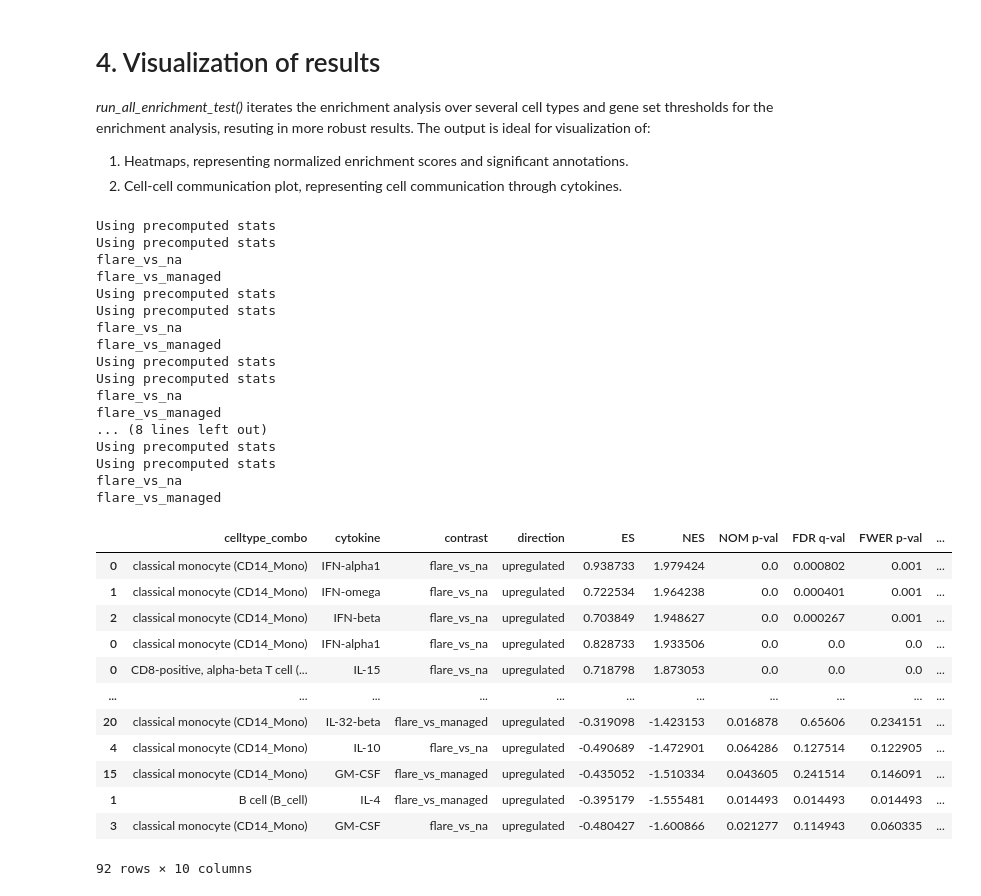
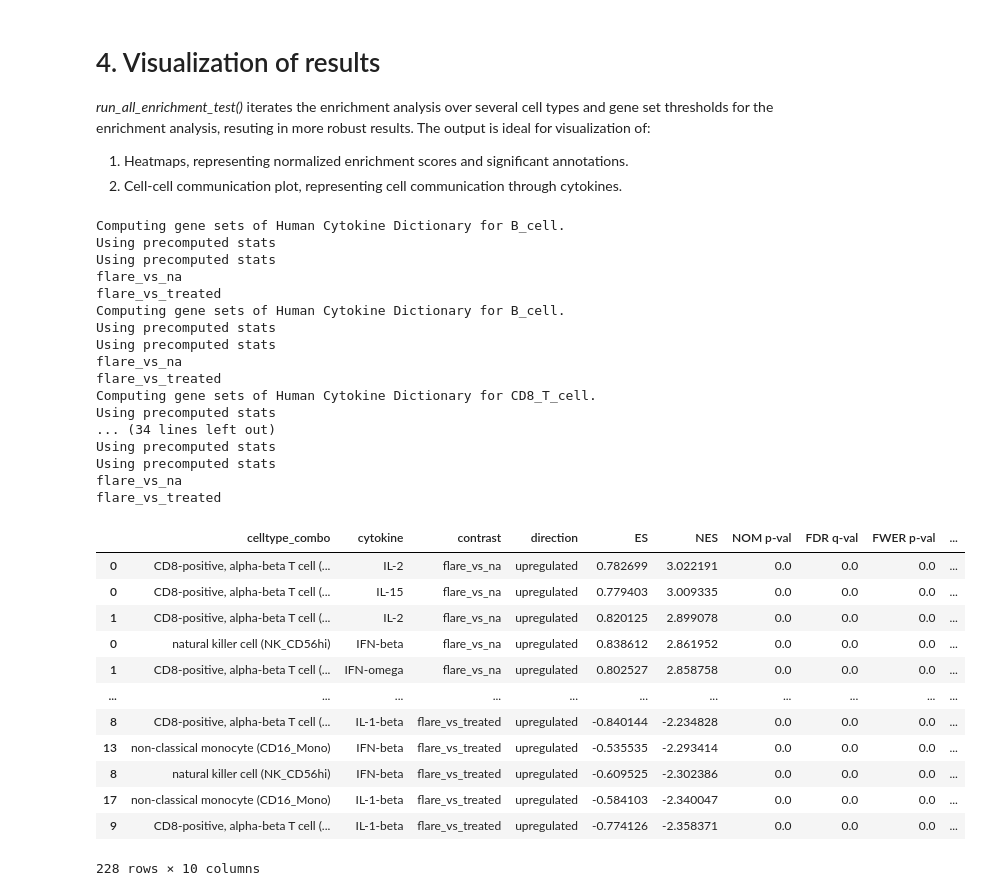
Before and after one commit to theislab/huCIRA, a Jupyter notebook: docs/notebooks/Tutorial_huCIRA_Lupus_hcd.ipynb, the cells around one changed output. Cells and saved outputs as stored; diff of their text form; code cells hidden in the pictures.

```diff
--- a/docs/notebooks/Tutorial_huCIRA_Lupus_hcd.ipynb
+++ b/docs/notebooks/Tutorial_huCIRA_Lupus_hcd.ipynb
@@ -100,2 +107,18 @@ All experimental states (contrasts/conditions) in query data:
 2. Because there is no standard nomenclature for cell types, we have to manually create **"celltype_combos"**, the data container that matches the cell types of your query data to the cell types of the hcd.
 3. Choose the experimental conditions of interest (**"contrasts"**)
+# %%
+#### Query data needs to be pre-processed
+
+adata.layers["counts"] = adata.raw.X
+adata.layers["scaled_original_counts"] = adata.X
+adata.X = adata.layers["counts"]
+
+# Basic quality checks:
+sc.pp.filter_cells(adata, min_genes=200)
+sc.pp.filter_genes(adata, min_cells=3)
+
+# Log-normalize:
+sc.pp.normalize_total(adata)
+sc.pp.log1p(adata)
+
+adata
@@ -148,8 +180,17 @@ Pass "returnall=True" to return complete lists of duplicate or missing query ter
 # %%
 #### Create celltype_combos. An input parameter for the enrichment analysis.
 
-adata_celltypes = ["B cell", "CD8-positive, alpha-beta T cell", "classical monocyte"]
-hcd_celltypes = ["B_cell", "CD8_T_cell", "CD14_Mono"]
+adata_celltypes = ["B cell",
+                   "CD8-positive, alpha-beta T cell",
+                   "classical monocyte",
+                   "non-classical monocyte",
+                   "natural killer cell"]
+
+hcd_celltypes = ["B_cell",
+                 "CD8_T_cell",
+                 "CD14_Mono",
+                 "CD16_Mono",
+                 "NK_CD56hi"]
 
 celltype_combos = hc.create_celltype_combos(adata_celltypes, hcd_celltypes)
 celltype_combos
@@ -160,7 +203,7 @@ celltype_combos
 # %%
 #### Define conditions of interest:
 
-contrasts = [("flare", "na"), ("flare", "managed")]
+contrasts = [("flare", "na"), ("flare", "treated")]
 # %% [markdown]
 # 3. Run enrichment analysis
 
@@ -172,11 +215,10 @@ This simple example returns an example of the main outcome of this cytokine enri
 # %%
 #### Run enrichment analysis on a single celltype and condition:
 
-print(f"You're running enrichment for: {celltype_combos[0]}.")
 
 enrichment_results = hc.run_one_enrichment_test(
     adata=adata,
-    df_hcd_all=df_hcd_all,
+    df=df_hcd_all,
     contrasts_combo=contrasts,
     celltype_combo=celltype_combos[0],
     contrast_column=your_contrast_colname,
@@ -236,7 +313,7 @@ No robust results to process. Exiting function.
 
 all_enrichment_results = hc.run_all_enrichment_test(
     adata=adata,
-    df_hcd_all=df_hcd_all,
+    df=df_hcd_all,
     contrasts_combo=contrasts,
     celltype_combos=celltype_combos,
     contrast_column=your_contrast_colname,
@@ -245,53 +322,53 @@ all_enrichment_results = hc.run_all_enrichment_test(
     threshold_lfc=[0.8, 1],
     threshold_expression=[0.05],
 )
 
 # Look at all enrichment results (reduced view to columns of interest, not all statistics)
 all_enrichment_results[
     [
         "celltype_combo",
         "cytokine",
         "contrast",
         "direction",
         "ES",
         "NES",
         "NOM p-val",
         "FDR q-val",
         "FWER p-val",
         "frac_shared_genes_signature",
     ]
 ].sort_values("NES", ascending=False)
 # %% [output]
+Computing gene sets of Human Cytokine Dictionary for B_cell.
 Using precomputed stats
 Using precomputed stats
 flare_vs_na
-flare_vs_managed
+flare_vs_treated
+Computing gene sets of Human Cytokine Dictionary for B_cell.
 Using precomputed stats
 Using precomputed stats
 flare_vs_na
-flare_vs_managed
+flare_vs_treated
+Computing gene sets of Human Cytokine Dictionary for CD8_T_cell.
+Using precomputed stats
+... (34 lines left out)
 Using precomputed stats
 Using precomputed stats
 flare_vs_na
-flare_vs_managed
-... (8 lines left out)
-Using precomputed stats
-Using precomputed stats
-flare_vs_na
-flare_vs_managed
+flare_vs_treated
 |  | celltype_combo | cytokine | contrast | direction | ES | NES | NOM p-val | FDR q-val | FWER p-val | ... |
-| 0 | classical monocyte (CD14_Mono) | IFN-alpha1 | flare_vs_na | upregulated | 0.938733 | 1.979424 | 0.0 | 0.000802 | 0.001 | ... |
-| 1 | classical monocyte (CD14_Mono) | IFN-omega | flare_vs_na | upregulated | 0.722534 | 1.964238 | 0.0 | 0.000401 | 0.001 | ... |
-| 2 | classical monocyte (CD14_Mono) | IFN-beta | flare_vs_na | upregulated | 0.703849 | 1.948627 | 0.0 | 0.000267 | 0.001 | ... |
-| 0 | classical monocyte (CD14_Mono) | IFN-alpha1 | flare_vs_na | upregulated | 0.828733 | 1.933506 | 0.0 | 0.0 | 0.0 | ... |
-| 0 | CD8-positive, alpha-beta T cell (... | IL-15 | flare_vs_na | upregulated | 0.718798 | 1.873053 | 0.0 | 0.0 | 0.0 | ... |
+| 0 | CD8-positive, alpha-beta T cell (... | IL-2 | flare_vs_na | upregulated | 0.782699 | 3.022191 | 0.0 | 0.0 | 0.0 | ... |
+| 0 | CD8-positive, alpha-beta T cell (... | IL-15 | flare_vs_na | upregulated | 0.779403 | 3.009335 | 0.0 | 0.0 | 0.0 | ... |
+| 1 | CD8-positive, alpha-beta T cell (... | IL-2 | flare_vs_na | upregulated | 0.820125 | 2.899078 | 0.0 | 0.0 | 0.0 | ... |
+| 0 | natural killer cell (NK_CD56hi) | IFN-beta | flare_vs_na | upregulated | 0.838612 | 2.861952 | 0.0 | 0.0 | 0.0 | ... |
+| 1 | CD8-positive, alpha-beta T cell (... | IFN-omega | flare_vs_na | upregulated | 0.802527 | 2.858758 | 0.0 | 0.0 | 0.0 | ... |
 | ... | ... | ... | ... | ... | ... | ... | ... | ... | ... | ... |
-| 20 | classical monocyte (CD14_Mono) | IL-32-beta | flare_vs_managed | upregulated | -0.319098 | -1.423153 | 0.016878 | 0.65606 | 0.234151 | ... |
-| 4 | classical monocyte (CD14_Mono) | IL-10 | flare_vs_na | upregulated | -0.490689 | -1.472901 | 0.064286 | 0.127514 | 0.122905 | ... |
-| 15 | classical monocyte (CD14_Mono) | GM-CSF | flare_vs_managed | upregulated | -0.435052 | -1.510334 | 0.043605 | 0.241514 | 0.146091 | ... |
-| 1 | B cell (B_cell) | IL-4 | flare_vs_managed | upregulated | -0.395179 | -1.555481 | 0.014493 | 0.014493 | 0.014493 | ... |
-| 3 | classical monocyte (CD14_Mono) | GM-CSF | flare_vs_na | upregulated | -0.480427 | -1.600866 | 0.021277 | 0.114943 | 0.060335 | ... |
+| 8 | CD8-positive, alpha-beta T cell (... | IL-1-beta | flare_vs_treated | upregulated | -0.840144 | -2.234828 | 0.0 | 0.0 | 0.0 | ... |
+| 13 | non-classical monocyte (CD16_Mono) | IFN-beta | flare_vs_treated | upregulated | -0.535535 | -2.293414 | 0.0 | 0.0 | 0.0 | ... |
+| 8 | natural killer cell (NK_CD56hi) | IFN-beta | flare_vs_treated | upregulated | -0.609525 | -2.302386 | 0.0 | 0.0 | 0.0 | ... |
+| 17 | non-classical monocyte (CD16_Mono) | IL-1-beta | flare_vs_treated | upregulated | -0.584103 | -2.340047 | 0.0 | 0.0 | 0.0 | ... |
+| 9 | CD8-positive, alpha-beta T cell (... | IL-1-beta | flare_vs_treated | upregulated | -0.774126 | -2.358371 | 0.0 | 0.0 | 0.0 | ... |
-92 rows × 10 columns
+228 rows × 10 columns
 # %%
 #### Create heatmap to visualize up-/down regulation of cytokines in all queried cell types for one contrast comparison.
 
```
Also changed, not shown: parts of 13 cells of this notebook.
